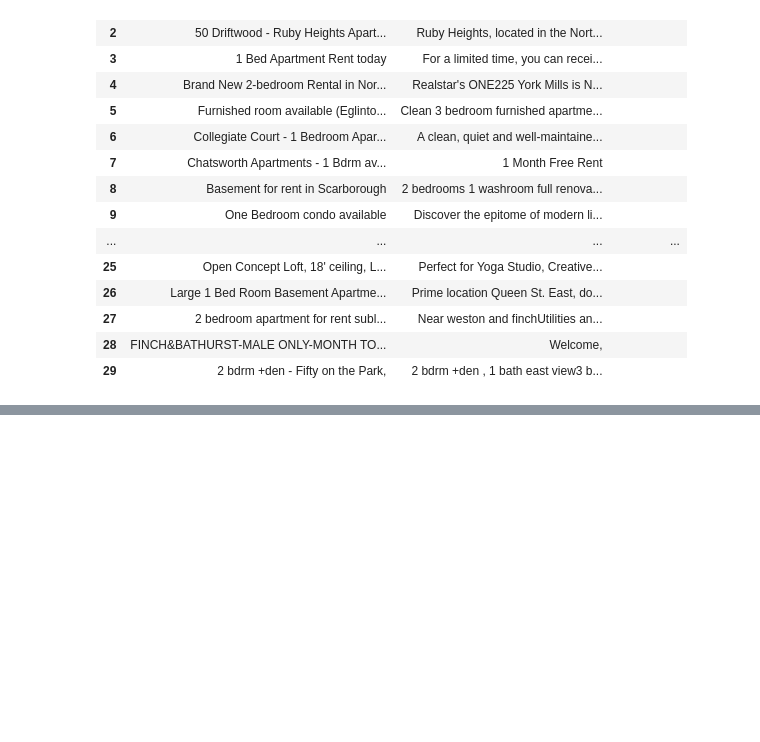
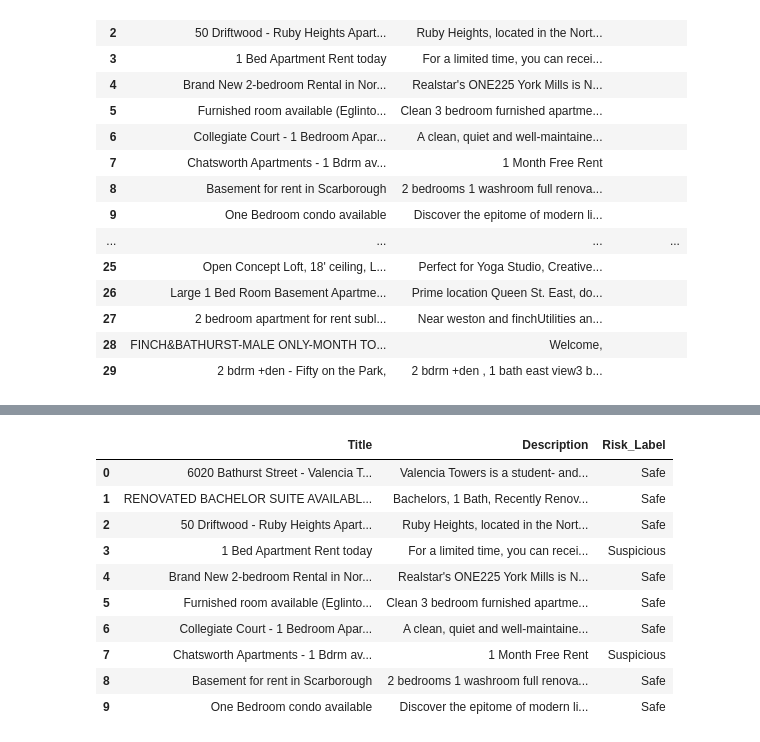
Before and after one commit to AlemMekru/Deep_Learning_Systems, a Jupyter notebook: deep_learning.ipynb, the cells around one changed output, grey strips where cells are left out. Cells and saved outputs as stored; diff of their text form; code cells hidden in the pictures; blank space fills up the shorter version.

```diff
--- a/deep_learning.ipynb
+++ b/deep_learning.ipynb
@@ -261,0 +278,27 @@ sample_df[["Title", "Description", "Risk_Label"]]
+# %%
+# Manually assign first 10 labels
+sample_df.loc[0, "Risk_Label"] = "Safe"
+sample_df.loc[1, "Risk_Label"] = "Safe"
+sample_df.loc[2, "Risk_Label"] = "Safe"
+sample_df.loc[3, "Risk_Label"] = "Suspicious"
+sample_df.loc[4, "Risk_Label"] = "Safe"
+sample_df.loc[5, "Risk_Label"] = "Safe"
+sample_df.loc[6, "Risk_Label"] = "Safe"
+sample_df.loc[7, "Risk_Label"] = "Suspicious"
+sample_df.loc[8, "Risk_Label"] = "Safe"
+sample_df.loc[9, "Risk_Label"] = "Safe"
+
+# Show first 10 labeled rows
+sample_df.head(10)
+# %% [output]
+|  | Title | Description | Risk_Label |
+| 0 | 6020 Bathurst Street - Valencia T... | Valencia Towers is a student- and... | Safe |
+| 1 | RENOVATED BACHELOR SUITE AVAILABL... | Bachelors, 1 Bath, Recently Renov... | Safe |
+| 2 | 50 Driftwood - Ruby Heights Apart... | Ruby Heights, located in the Nort... | Safe |
+| 3 | 1 Bed Apartment Rent today | For a limited time, you can recei... | Suspicious |
+| 4 | Brand New 2-bedroom Rental in Nor... | Realstar's ONE225 York Mills is N... | Safe |
+| 5 | Furnished room available (Eglinto... | Clean 3 bedroom furnished apartme... | Safe |
+| 6 | Collegiate Court - 1 Bedroom Apar... | A clean, quiet and well-maintaine... | Safe |
+| 7 | Chatsworth Apartments - 1 Bdrm av... | 1 Month Free Rent | Suspicious |
+| 8 | Basement for rent in Scarborough | 2 bedrooms 1 washroom full renova... | Safe |
+| 9 | One Bedroom condo available | Discover the epitome of modern li... | Safe |
```
Also changed, not shown: parts of 6 cells of this notebook.
